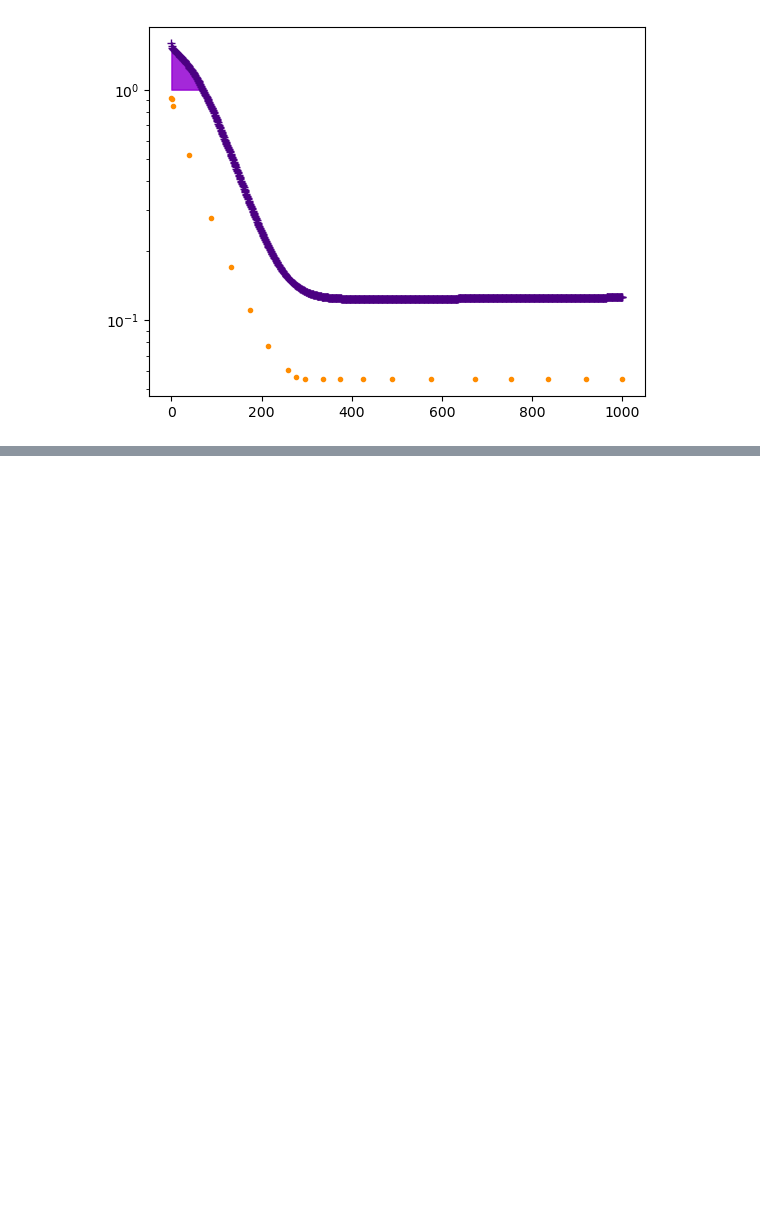
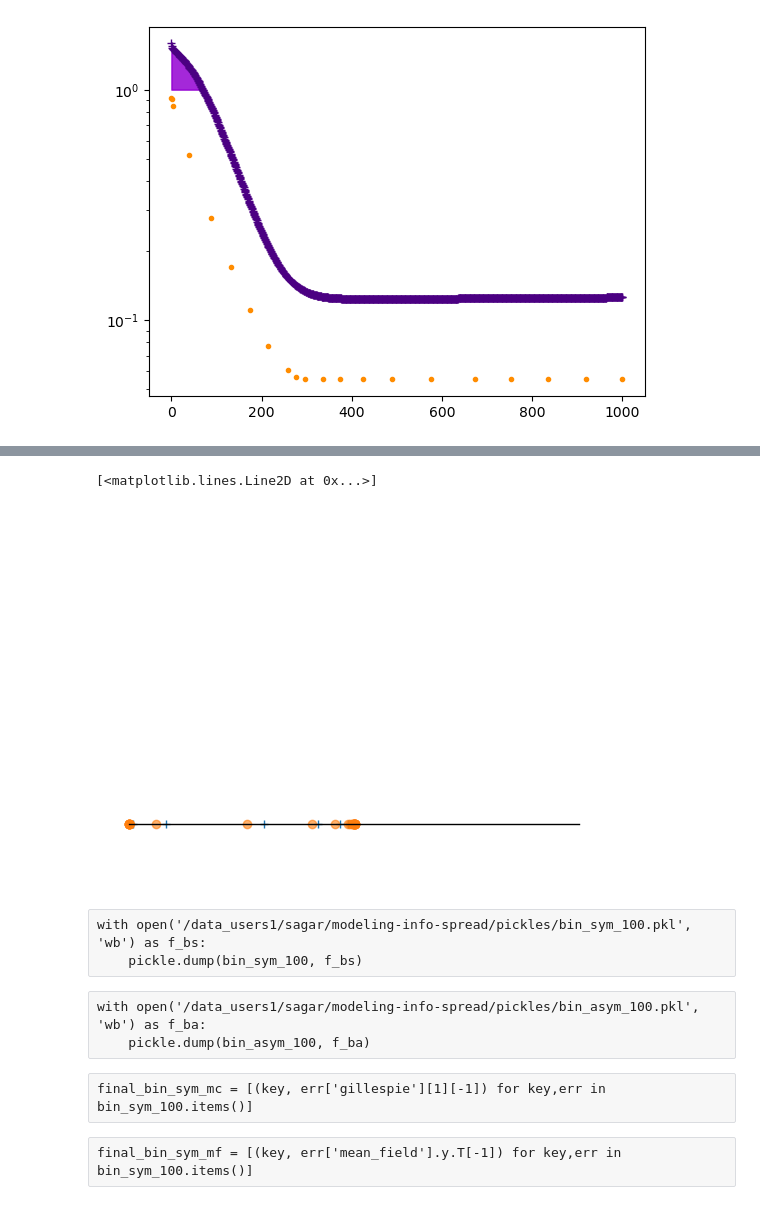
Before and after one commit to sagarkumar16/modeling-info-spread, a Jupyter notebook: notebooks/10-sk-continuous-model-plots.ipynb, the cells around one changed output, grey strips where cells are left out. Saved outputs shown, nothing was run; the diff lists cells and outputs as text; code cells hidden in the pictures; blank space fills up the shorter version.

```diff
--- a/notebooks/10-sk-continuous-model-plots.ipynb
+++ b/notebooks/10-sk-continuous-model-plots.ipynb
@@ -2143,0 +2162,4 @@ for err in np.linspace(0, 1, resolution + 1):
+# %%
+final_bin_sym_mc = [l[0][2][-1] for l in mean_gillespie_results.get('bin_sym').values()]
+# %%
+final_bin_sym_mf = [l[0][1][-1] for l in mean_field_results.get('bin_sym').values()]
@@ -2143,0 +2186,10 @@ for err in np.linspace(0, 1, resolution + 1):
+# %%
+plt.plot([y for x,y in final_bin_sym_mf], [0]*len(final_bin_sym_mf), '+', alpha=1)
+plt.plot([y for x,y in final_bin_sym_mc], [0]*len(final_bin_sym_mf), 'o', alpha=0.6)
+plt.xlim(-0.05,1.05)
+plt.ylim(-0.01, 0.05)
+plt.gca().axis('off')
+plt.plot([0, 1], [0, 0], 'k-', linewidth=1)
+# %% [output]
+[<matplotlib.lines.Line2D at 0x...>]
+[figure, added]
@@ -2143,0 +2274,6 @@ for err in np.linspace(0, 1, resolution + 1):
+# %% [raw]
+with open('/data_users1/sagar/modeling-info-spread/pickles/bin_sym_100.pkl', 'wb') as f_bs:
+    pickle.dump(bin_sym_100, f_bs)
+# %% [raw]
+with open('/data_users1/sagar/modeling-info-spread/pickles/bin_asym_100.pkl', 'wb') as f_ba:
+    pickle.dump(bin_asym_100, f_ba)
@@ -2143,0 +2284,4 @@ for err in np.linspace(0, 1, resolution + 1):
+# %% [raw]
+final_bin_sym_mc = [(key, err['gillespie'][1][-1]) for key,err in bin_sym_100.items()]
+# %% [raw]
+final_bin_sym_mf = [(key, err['mean_field'].y.T[-1]) for key,err in bin_sym_100.items()]
```
Also changed, not shown: parts of 126 cells of this notebook, 3 other files.
